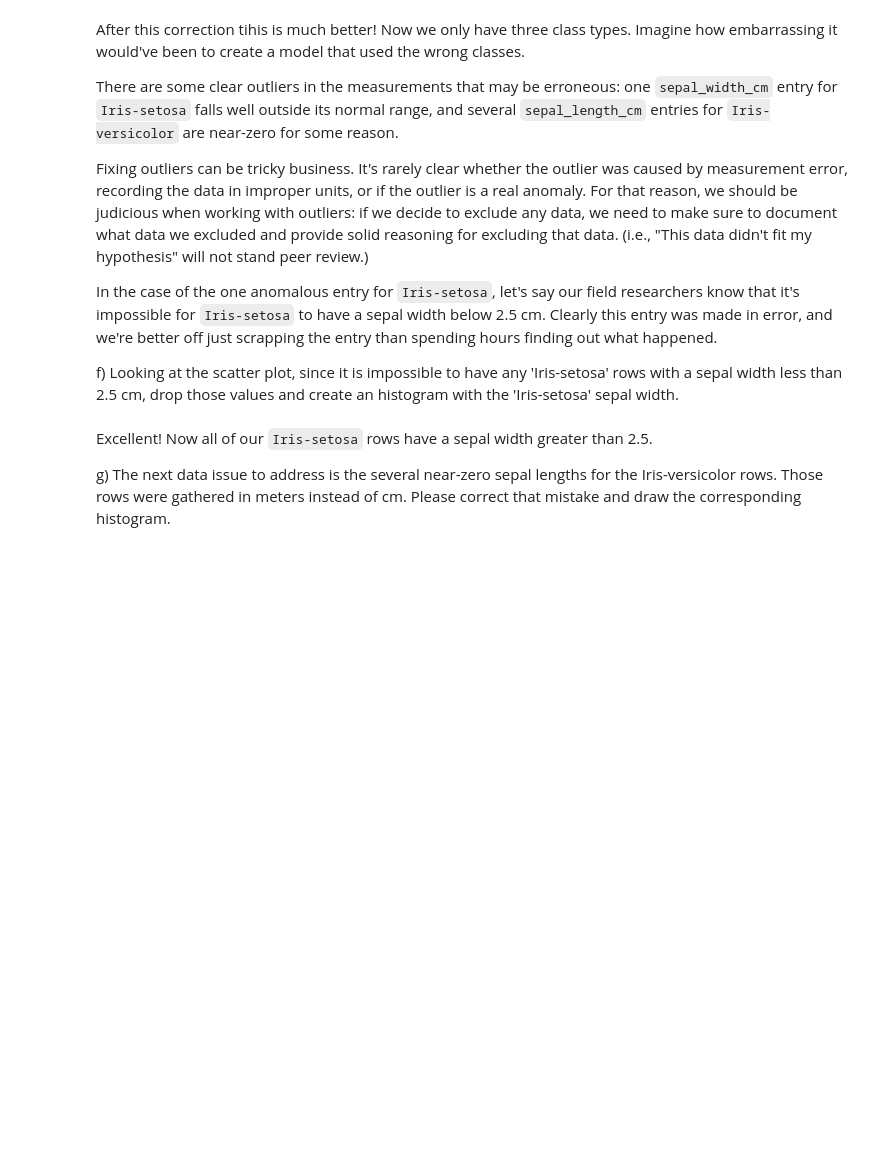
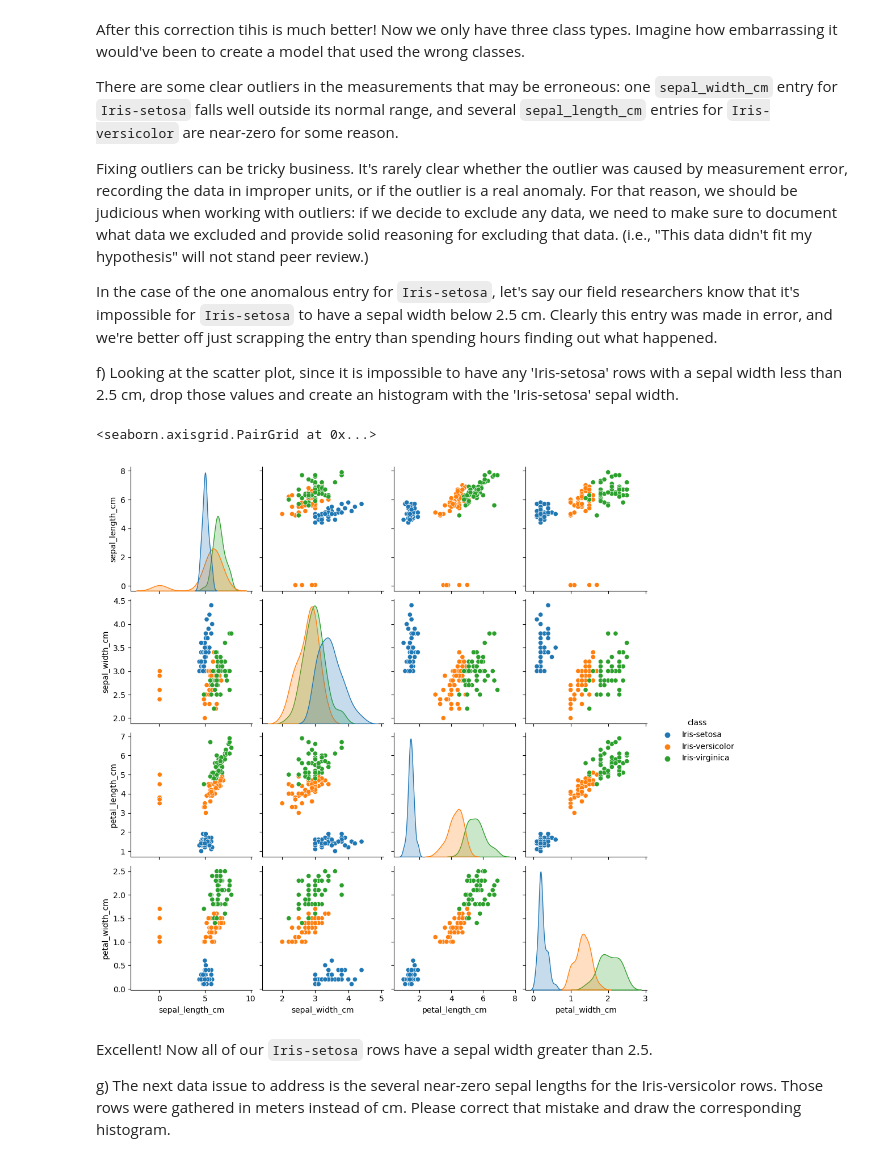
Before and after one commit to Fabio-A-Sa/Y3S2-InteligenciaArtificial, a Jupyter notebook: Exercises/TP5/Exercise5_SupervisedLearning_ToComplete.ipynb, the cells around one changed output. Cells and saved outputs as stored; diff of their text form; code cells hidden in the pictures; blank space fills up the shorter version.

```diff
--- a/Exercises/TP5/Exercise5_SupervisedLearning_ToComplete.ipynb
+++ b/Exercises/TP5/Exercise5_SupervisedLearning_ToComplete.ipynb
@@ -141,3 +137,12 @@ f)	Looking at the scatter plot, since it is impossible to have any 'Iris-setosa'
+# %%
+# replace any 'Iris-setosa' rows with a sepal width less than 2.5 cm with NaN
+iris_data.loc[(iris_data["class"] == "Iris-setosa") & (iris_data["sepal_width_cm"] < 2.5), "sepal_width_cm"] = pd.NA
+
+# create a pairplot with hue='class'
+sb.pairplot(iris_data.dropna(), hue='class')
+# %% [output]
+<seaborn.axisgrid.PairGrid at 0x...>
+[figure, added]
 # %% [markdown]
 Excellent! Now all of our `Iris-setosa` rows have a sepal width greater than 2.5.
 
```
Also changed, not shown: parts of 2 cells of this notebook.
